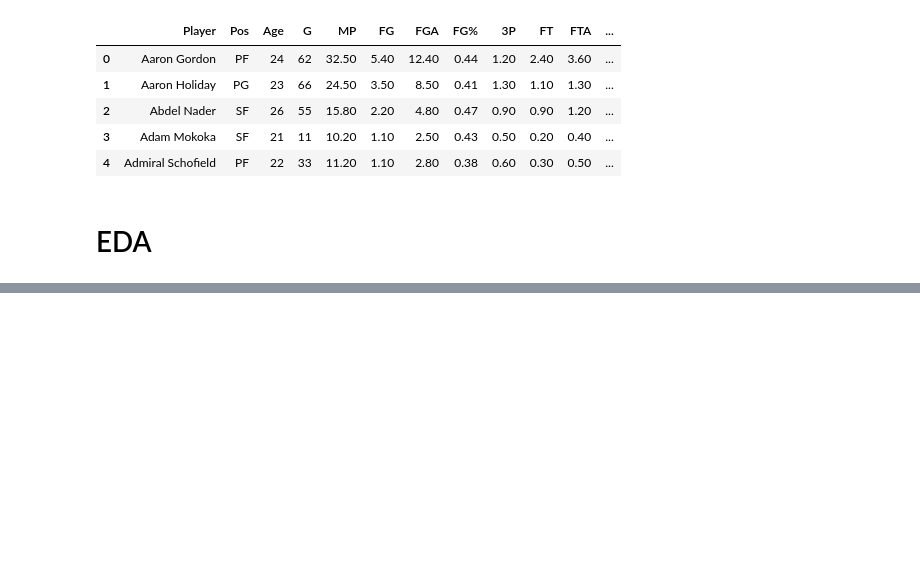
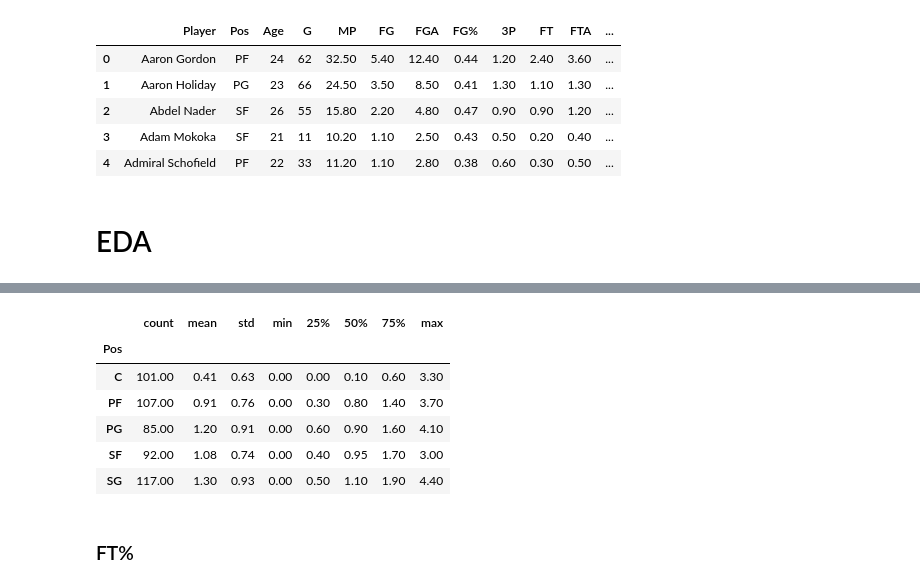
Before and after one commit to KenHoffman95/Fantasy-Basketball-Preseason-Analysis-2020, a Jupyter notebook: Data Cleaning, Feature Engineering and EDA.ipynb, the cells around one changed output, grey strips where cells are left out. Cells and saved outputs as stored; diff of their text form; code cells hidden in the pictures; blank space fills up the shorter version.

```diff
--- a/Data Cleaning, Feature Engineering and EDA.ipynb
+++ b/Data Cleaning, Feature Engineering and EDA.ipynb
@@ -169,0 +210,12 @@ df.head()
+# %%
+df['3P'].groupby(df['Pos']).describe()
+# %% [output]
+|  | count | mean | std | min | 25% | 50% | 75% | max |
+| Pos |  |  |  |  |  |  |  |  |
+| C | 101.00 | 0.41 | 0.63 | 0.00 | 0.00 | 0.10 | 0.60 | 3.30 |
+| PF | 107.00 | 0.91 | 0.76 | 0.00 | 0.30 | 0.80 | 1.40 | 3.70 |
+| PG | 85.00 | 1.20 | 0.91 | 0.00 | 0.60 | 0.90 | 1.60 | 4.10 |
+| SF | 92.00 | 1.08 | 0.74 | 0.00 | 0.40 | 0.95 | 1.70 | 3.00 |
+| SG | 117.00 | 1.30 | 0.93 | 0.00 | 0.50 | 1.10 | 1.90 | 4.40 |
+# %% [markdown]
+### FT%
```
Also changed, not shown: parts of 42 cells of this notebook.
